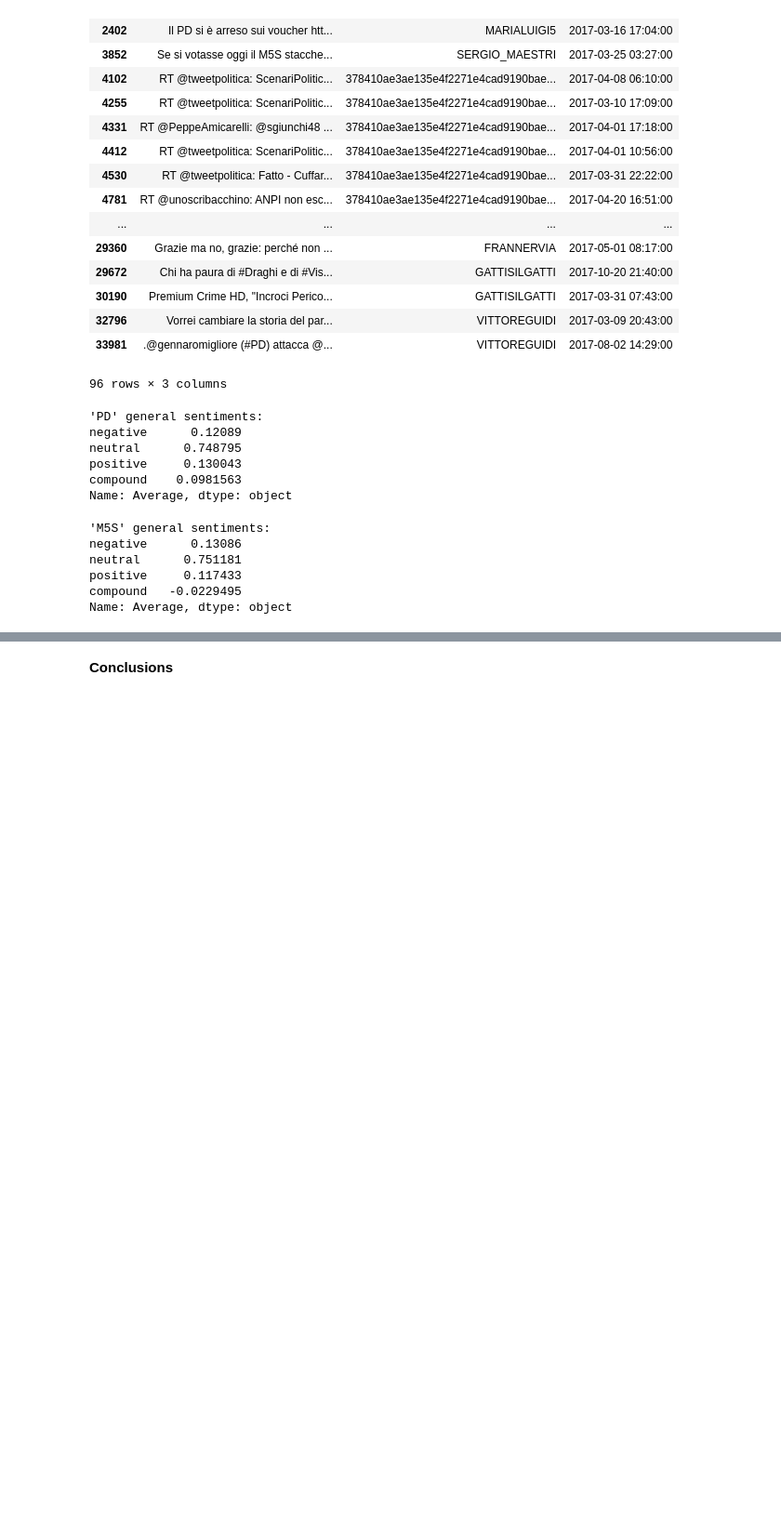
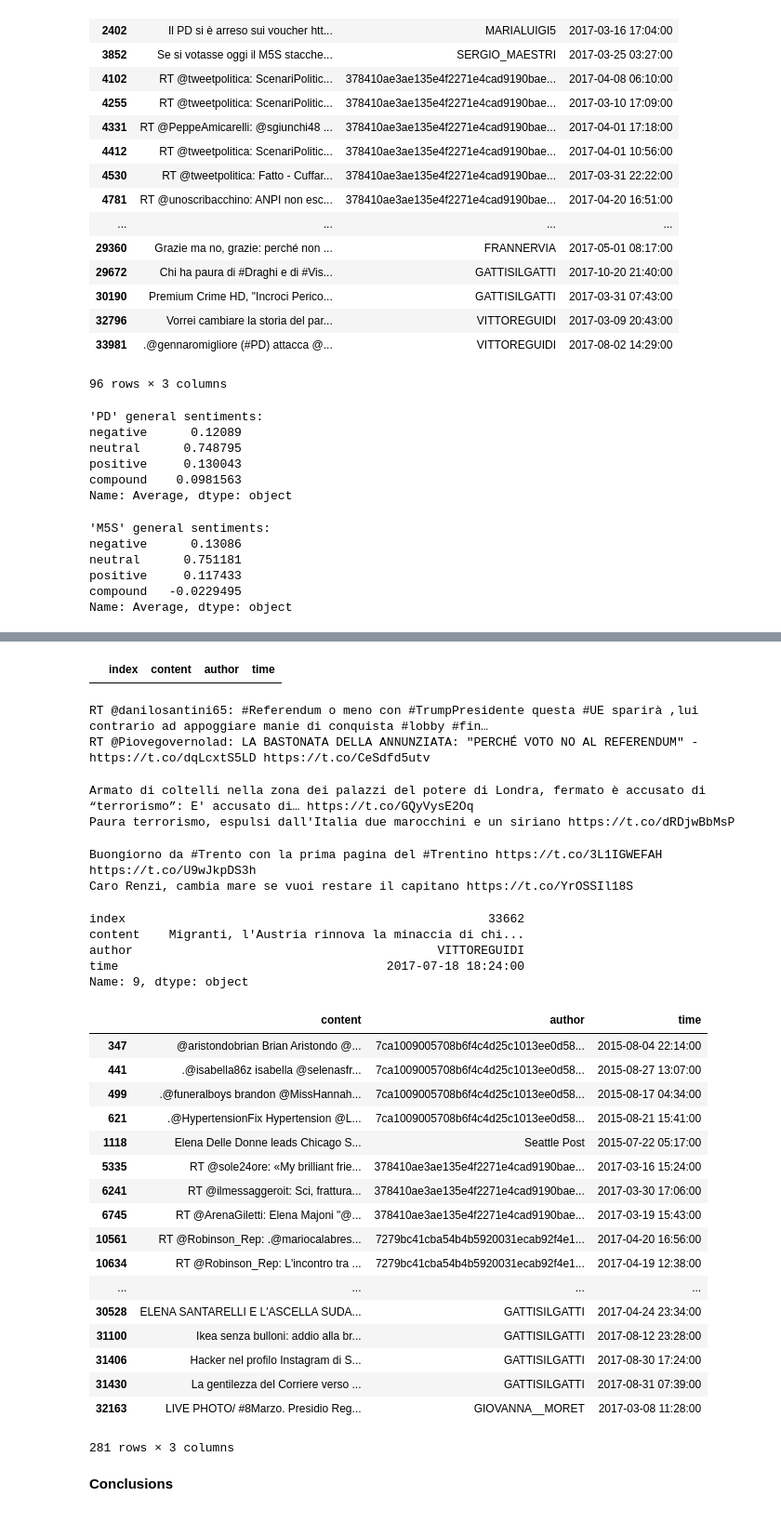
Before and after one commit to menghanhui/ADA-Project, a Jupyter notebook: Milestone2_FinalVersion.ipynb, the cells around one changed output, grey strips where cells are left out. Shown at 93% size. Drawn from its saved outputs; the diff is of its cells as text; code cells hidden in the pictures; blank space fills up the shorter version.

```diff
--- a/Milestone2_FinalVersion.ipynb
+++ b/Milestone2_FinalVersion.ipynb
@@ -1642,0 +1684,57 @@ Average                  NaN  0.122207  0.750148  0.127287  0.062735
+# %%
+tweets['time'] =  pd.to_datetime(tweets['time'], format='%Y/%m/%d %H:%M')
+migration2014= tweets[tweets['time'].apply(lambda x:((x<datetime.strptime('01-11-2014', '%d-%m-%Y')) and (x>datetime.strptime('30-04-2014', '%d-%m-%Y'))))]
+migration201444=migration2014[migration2014['content'].apply(lambda x: 'migr' in x.lower())]
+migration201444.reset_index()#.loc[0,'content']
+#m = migration2017[migration2017.author == '1LORENAFAVA1']
+#m = m.reset_index()
+#print(m.loc[6,'content'])
+#print
+#print(m.loc[5,'content'])
+# %% [output]
+|  | index | content | author | time |
+# %%
+# 12-2016 Italian referendum
+referendum= tweets[tweets['time'].apply(lambda x:((x<datetime.strptime('01-01-2017', '%d-%m-%Y')) and (x>datetime.strptime('01-11-2016', '%d-%m-%Y'))))]
+referendum= referendum[referendum['content'].apply(lambda x: 'refe' in x.lower())]
+print(referendum.reset_index().loc[3,'content'])
+print
+print(referendum.reset_index().loc[0,'content'])
+# %% [output]
+RT @danilosantini65: #Referendum o meno con #TrumpPresidente questa #UE sparirà ,lui contrario ad appoggiare manie di conquista #lobby #fin…
+RT @Piovegovernolad: LA BASTONATA DELLA ANNUNZIATA: "PERCHÉ VOTO NO AL REFERENDUM" - https://t.co/dqLcxtS5LD https://t.co/CeSdfd5utv
+# %%
+# 08-2017
+# March-May 2017 terror attacks in Europe: London, Stockholm, Paris, St Petersburg, Manchester
+terrorism= tweets[tweets['time'].apply(lambda x:((x<datetime.strptime('31-12-2017', '%d-%m-%Y')) and (x>datetime.strptime('01-01-2017', '%d-%m-%Y'))))]
+terrorism= terrorism[terrorism['content'].apply(lambda x: 'terro' in x.lower())]
+terrorism_gatt = terrorism[terrorism.author == 'GATTISILGATTI']
+print(terrorism_gatt.reset_index().loc[13,'content'])
+print
+print(terrorism_gatt.reset_index().loc[22,'content'])
+# %% [output]
+Armato di coltelli nella zona dei palazzi del potere di Londra, fermato è accusato di “terrorismo”: E' accusato di… https://t.co/GQyVysE2Oq
+Paura terrorismo, espulsi dall'Italia due marocchini e un siriano https://t.co/dRDjwBbMsP
+# %%
+Trentino = tweets[tweets['content'].apply(lambda x: 'trent' in x.lower())]
+Trentino_VITTOREGUIDI = Trentino[Trentino.author == 'VITTOREGUIDI']
+print(Trentino_VITTOREGUIDI.reset_index().loc[3,'content'])
+renzi_tweets = tweets[tweets['content'].apply(lambda x: 'renz' in x.lower())]
+renzi__VITTOREGUIDI = renzi_tweets[renzi_tweets.author == 'VITTOREGUIDI']
+print(renzi__VITTOREGUIDI.reset_index().loc[11,'content'])
+#Trentino_left = Trentino[Trentino['content'].apply(lambda x: 'renz' in x.lower())]
+#Trentino_left.reset_index().loc[5,'content']
+#Trentino_left_pd = Trentino[Trentino['content'].apply(lambda x: 'pd' in x.lower())]
+#Trentino_left_pd.reset_index().loc[1,'content']
+# %% [output]
+Buongiorno da #Trento con la prima pagina del #Trentino https://t.co/3L1IGWEFAH https://t.co/U9wJkpDS3h
+Caro Renzi, cambia mare se vuoi restare il capitano https://t.co/YrOSSIl18S
+# %%
+brenn = tweets[tweets['content'].apply(lambda x: 'brenn' in x.lower())]
+brenn.reset_index().loc[9,:]
+# %% [output]
+index                                                  33662
+content    Migranti, l'Austria rinnova la minaccia di chi...
+author                                          VITTOREGUIDI
+time                                     2017-07-18 18:24:00
+Name: 9, dtype: object
@@ -1643,3 +1748,24 @@ Average                  NaN  0.122207  0.750148  0.127287  0.062735
+# %%
+tweets[tweets.content.apply(lambda x: 'elena' in x.lower())]
+# %% [output]
+|  | content | author | time |
+| 347 | @aristondobrian Brian Aristondo @... | 7ca1009005708b6f4c4d25c1013ee0d58... | 2015-08-04 22:14:00 |
+| 441 | .@isabella86z isabella @selenasfr... | 7ca1009005708b6f4c4d25c1013ee0d58... | 2015-08-27 13:07:00 |
+| 499 | .@funeralboys brandon @MissHannah... | 7ca1009005708b6f4c4d25c1013ee0d58... | 2015-08-17 04:34:00 |
+| 621 | .@HypertensionFix Hypertension @L... | 7ca1009005708b6f4c4d25c1013ee0d58... | 2015-08-21 15:41:00 |
+| 1118 | Elena Delle Donne leads Chicago S... | Seattle Post | 2015-07-22 05:17:00 |
+| 5335 | RT @sole24ore: «My brilliant frie... | 378410ae3ae135e4f2271e4cad9190bae... | 2017-03-16 15:24:00 |
+| 6241 | RT @ilmessaggeroit: Sci, frattura... | 378410ae3ae135e4f2271e4cad9190bae... | 2017-03-30 17:06:00 |
+| 6745 | RT @ArenaGiletti: Elena Majoni "@... | 378410ae3ae135e4f2271e4cad9190bae... | 2017-03-19 15:43:00 |
+| 10561 | RT @Robinson_Rep: .@mariocalabres... | 7279bc41cba54b4b5920031ecab92f4e1... | 2017-04-20 16:56:00 |
+| 10634 | RT @Robinson_Rep: L'incontro tra ... | 7279bc41cba54b4b5920031ecab92f4e1... | 2017-04-19 12:38:00 |
+| ... | ... | ... | ... |
+| 30528 | ELENA SANTARELLI E L'ASCELLA SUDA... | GATTISILGATTI | 2017-04-24 23:34:00 |
+| 31100 | Ikea senza bulloni: addio alla br... | GATTISILGATTI | 2017-08-12 23:28:00 |
+| 31406 | Hacker nel profilo Instagram di S... | GATTISILGATTI | 2017-08-30 17:24:00 |
+| 31430 | La gentilezza del Corriere verso ... | GATTISILGATTI | 2017-08-31 07:39:00 |
+| 32163 | LIVE PHOTO/ #8Marzo. Presidio Reg... | GIOVANNA__MORET | 2017-03-08 11:28:00 |
+281 rows × 3 columns
 # %% [markdown]
 **Conclusions**
 
```
Also changed, not shown: parts of 17 cells of this notebook.
